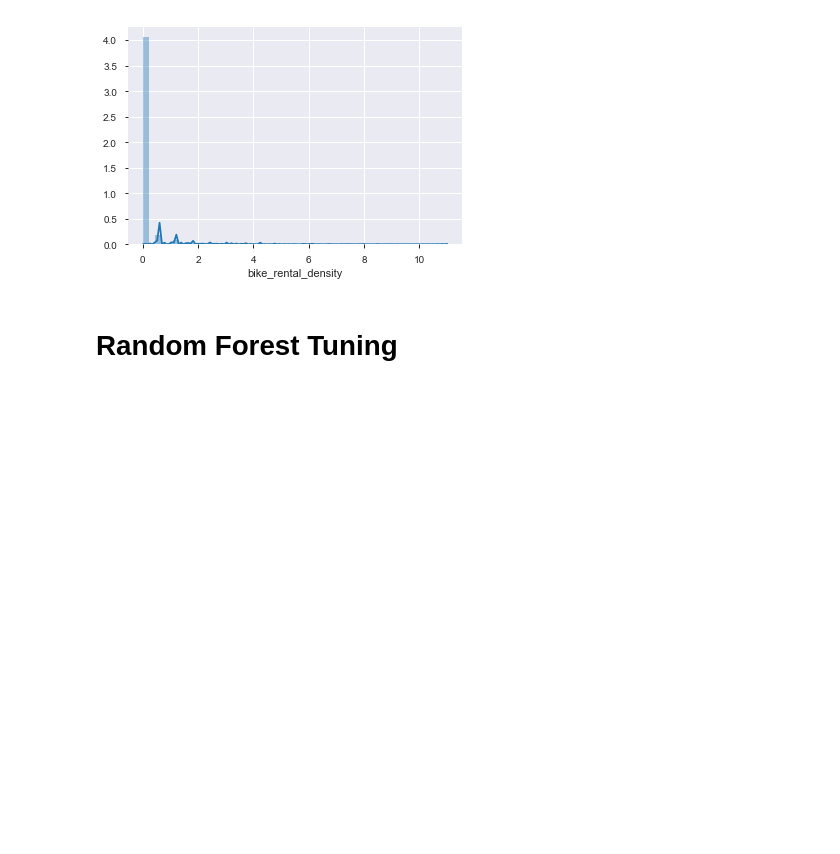
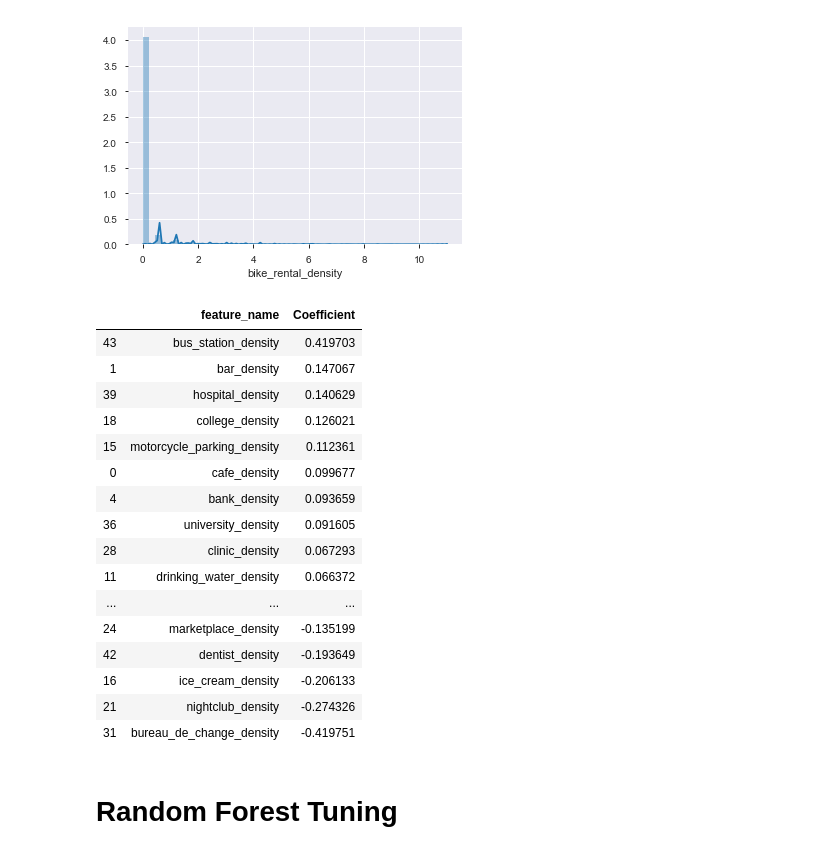
Before and after one commit to peterlzhang/better-bike-share, a Jupyter notebook: bike_share_analysis/train_predict_bike_share.ipynb, the cells around one changed output. Saved outputs shown, nothing was run; the diff lists cells and outputs as text; code cells hidden in the pictures; blank space fills up the shorter version.

```diff
--- a/bike_share_analysis/train_predict_bike_share.ipynb
+++ b/bike_share_analysis/train_predict_bike_share.ipynb
@@ -314,8 +314,26 @@ RF_model.fit(X_train,y_train)
 RF_y_pred = RF_model.predict(X_test)
 # %%
 ## Display linear coefficients to see which features are most correlated to bike share density
-# linear_coeffs = pd.DataFrame({'feature_name': top_features, 'Coefficient': LM_model.coef_.flatten()})
-# linear_coeffs.sort_values(by='Coefficient', ascending=False)
+linear_coeffs = pd.DataFrame({'feature_name': top_features, 'Coefficient': LM_model.coef_.flatten()})
+linear_coeffs.sort_values(by='Coefficient', ascending=False)
+# %% [output]
+|  | feature_name | Coefficient |
+| 43 | bus_station_density | 0.419703 |
+| 1 | bar_density | 0.147067 |
+| 39 | hospital_density | 0.140629 |
+| 18 | college_density | 0.126021 |
+| 15 | motorcycle_parking_density | 0.112361 |
+| 0 | cafe_density | 0.099677 |
+| 4 | bank_density | 0.093659 |
+| 36 | university_density | 0.091605 |
+| 28 | clinic_density | 0.067293 |
+| 11 | drinking_water_density | 0.066372 |
+| ... | ... | ... |
+| 24 | marketplace_density | -0.135199 |
+| 42 | dentist_density | -0.193649 |
+| 16 | ice_cream_density | -0.206133 |
+| 21 | nightclub_density | -0.274326 |
+| 31 | bureau_de_change_density | -0.419751 |
 # %% [markdown]
 # Random Forest Tuning
 # %%
```
Also changed, not shown: parts of 6 cells of this notebook, 6 other files.
